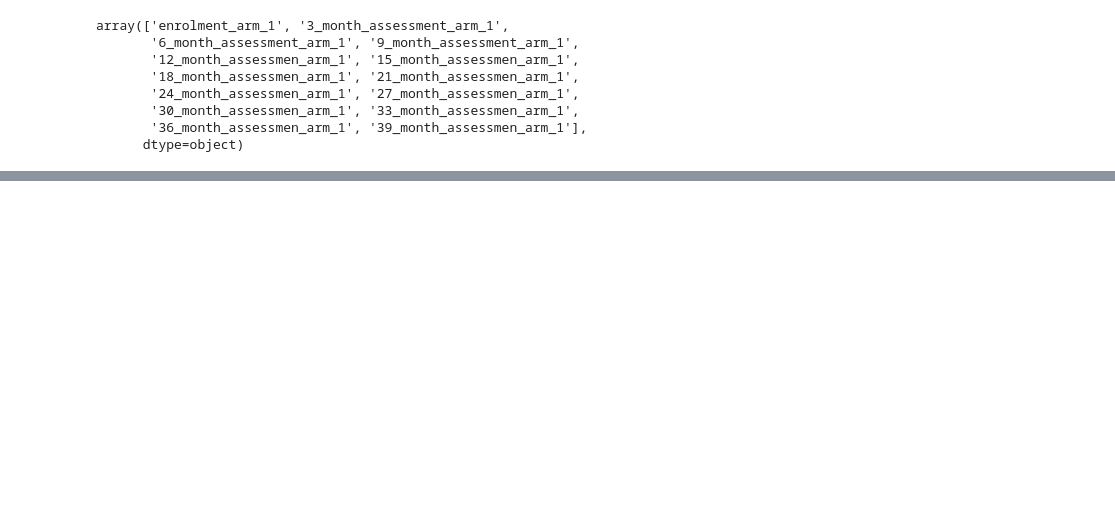
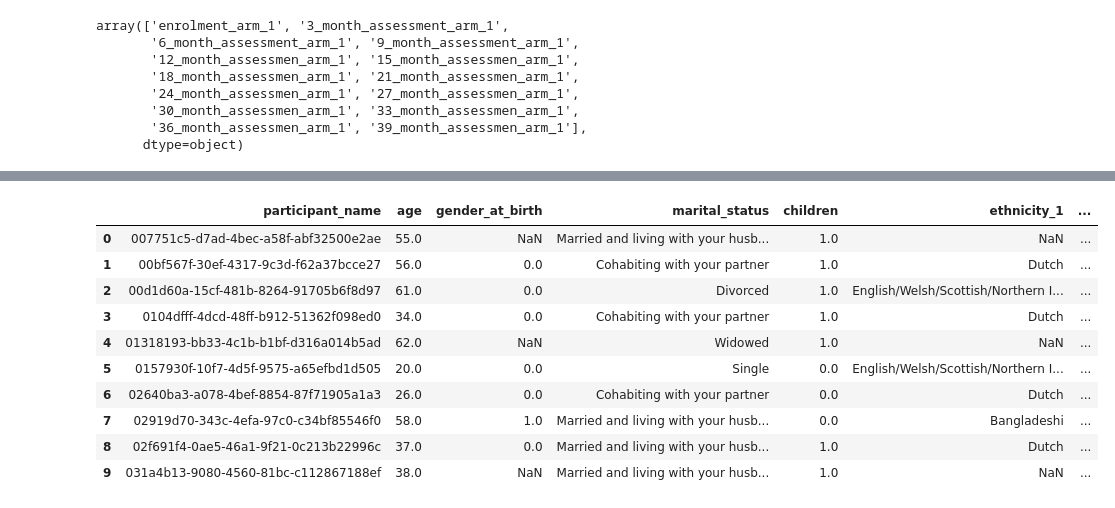
Before and after one commit to kaylenemorrison/wearable-device-depression-prediction, a Jupyter notebook: clean_demographics.ipynb, the cells around one changed output, grey strips where cells are left out. Cells and saved outputs as stored; diff of their text form; code cells hidden in the pictures; blank space fills up the shorter version.

```diff
--- a/clean_demographics.ipynb
+++ b/clean_demographics.ipynb
@@ -1060,0 +1403,16 @@ final_dataset
+# %%
+totaldataset_from_script = pd.read_csv("data_cleaned/totaldataset.csv")
+# %%
+totaldataset_from_script.head(10)
+# %% [output]
+|  | participant_name | age | gender_at_birth | marital_status | children | ethnicity_1 | ... |
+| 0 | 007751c5-d7ad-4bec-a58f-abf32500e2ae | 55.0 | NaN | Married and living with your husb... | 1.0 | NaN | ... |
+| 1 | 00bf567f-30ef-4317-9c3d-f62a37bcce27 | 56.0 | 0.0 | Cohabiting with your partner | 1.0 | Dutch | ... |
+| 2 | 00d1d60a-15cf-481b-8264-91705b6f8d97 | 61.0 | 0.0 | Divorced | 1.0 | English/Welsh/Scottish/Northern I... | ... |
+| 3 | 0104dfff-4dcd-48ff-b912-51362f098ed0 | 34.0 | 0.0 | Cohabiting with your partner | 1.0 | Dutch | ... |
+| 4 | 01318193-bb33-4c1b-b1bf-d316a014b5ad | 62.0 | NaN | Widowed | 1.0 | NaN | ... |
+| 5 | 0157930f-10f7-4d5f-9575-a65efbd1d505 | 20.0 | 0.0 | Single | 0.0 | English/Welsh/Scottish/Northern I... | ... |
+| 6 | 02640ba3-a078-4bef-8854-87f71905a1a3 | 26.0 | 0.0 | Cohabiting with your partner | 0.0 | Dutch | ... |
+| 7 | 02919d70-343c-4efa-97c0-c34bf85546f0 | 58.0 | 1.0 | Married and living with your husb... | 0.0 | Bangladeshi | ... |
+| 8 | 02f691f4-0ae5-46a1-9f21-0c213b22996c | 37.0 | 0.0 | Married and living with your husb... | 1.0 | Dutch | ... |
+| 9 | 031a4b13-9080-4560-81bc-c112867188ef | 38.0 | NaN | Married and living with your husb... | 1.0 | NaN | ... |
```
Also changed, not shown: parts of 45 cells of this notebook, 10 other files.
